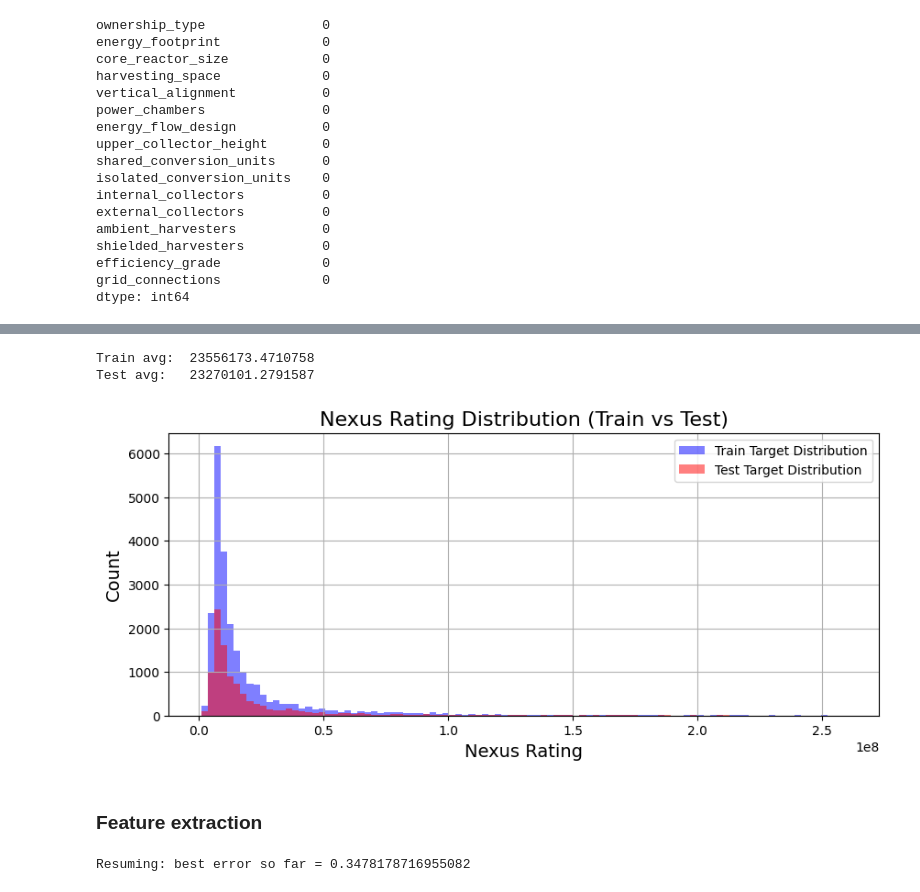
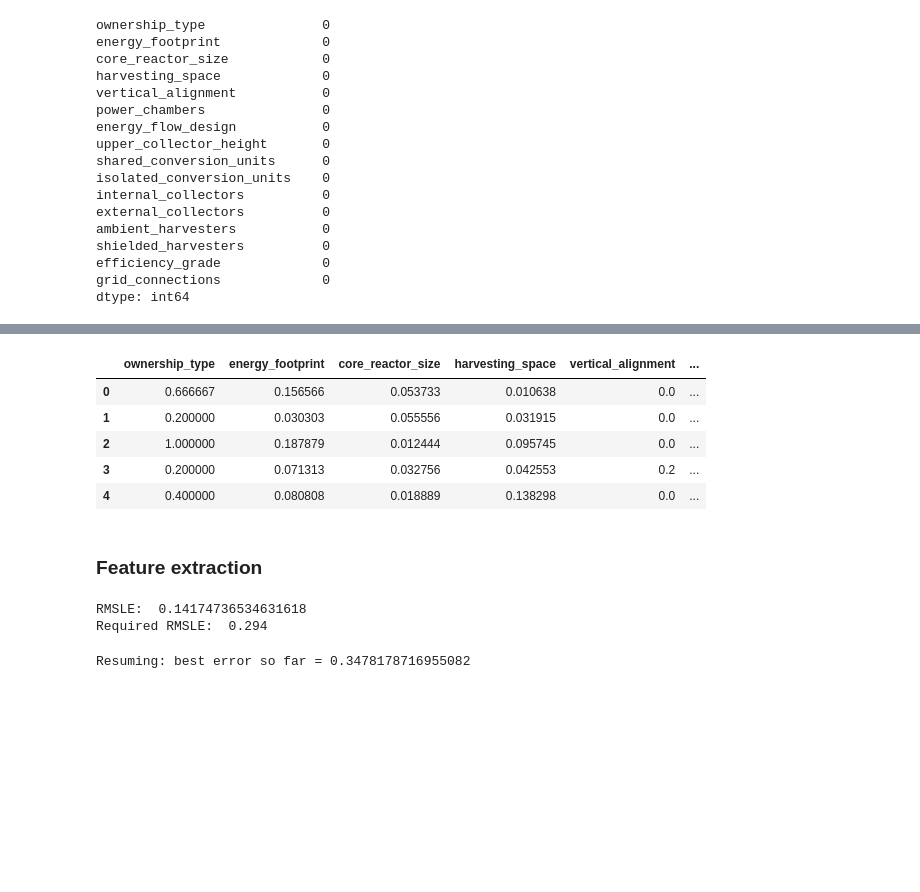
Before and after one commit to flippi321/TDT4172-Introduction-to-Machine-Learning, a Jupyter notebook: Assignment 1/Chapter_1.ipynb, the cells around one changed output, grey strips where cells are left out. Saved outputs shown, nothing was run; the diff lists cells and outputs as text; code cells hidden in the pictures; blank space fills up the shorter version.

```diff
--- a/Assignment 1/Chapter_1.ipynb
+++ b/Assignment 1/Chapter_1.ipynb
@@ -644,31 +651,11 @@ x_test = transform_data(lambda x: scaler.transform(x), x_test)
-# %%
-fig, ax = plt.subplots(1, 1, figsize=(10, 4))
-
-# Define shared bins
-bins = np.linspace(
-    min(y_test.min(), y_train.min()),
-    max(y_test.max(), y_train.max()) / 10,
-    100
-)
-
-# Plot both on same axis
-y_train.hist(bins=bins, ax=ax, color='blue', alpha=0.5, label='Train Target Distribution')
-y_test.hist(bins=bins, ax=ax, color='red', alpha=0.5, label='Test Target Distribution')
-
-print("Train avg: ", np.mean(y_train))
-print("Test avg:  ", np.mean(y_test))
-
-
-# Titles and labels
-ax.set_title('Nexus Rating Distribution (Train vs Test)', fontsize=16)
-ax.set_xlabel('Nexus Rating', fontsize=14)
-ax.set_ylabel('Count', fontsize=14)
-ax.legend()
-
-plt.show()
-# %% [output]
-Train avg:  23556173.4710758
-Test avg:   23270101.2791587
-[figure, removed]
+# %%
+x_test.head()
+# %% [output]
+|  | ownership_type | energy_footprint | core_reactor_size | harvesting_space | vertical_alignment | ... |
+| 0 | 0.666667 | 0.156566 | 0.053733 | 0.010638 | 0.0 | ... |
+| 1 | 0.200000 | 0.030303 | 0.055556 | 0.031915 | 0.0 | ... |
+| 2 | 1.000000 | 0.187879 | 0.012444 | 0.095745 | 0.0 | ... |
+| 3 | 0.200000 | 0.071313 | 0.032756 | 0.042553 | 0.2 | ... |
+| 4 | 0.400000 | 0.080808 | 0.018889 | 0.138298 | 0.0 | ... |
 # %% [markdown]
 ### Feature extraction
@@ -675,3 +669,18 @@ Test avg:   23270101.2791587
+# %%
+from sklearn.ensemble import GradientBoostingRegressor
+
+# Train a Gradient Boosting Regressor
+gbr = GradientBoostingRegressor(n_estimators=1000, learning_rate=0.1, max_depth=2, random_state=0, loss='huber')
+gbr.fit(x_train, y_train)
+
+# Predict
+pred = gbr.predict(x_test)
+
+print('RMSLE: ', rmsle(y_test, pred))
+print('Required RMSLE: ', 0.294)
+# %% [output]
+RMSLE:  0.14174736534631618
+Required RMSLE:  0.294
 # %%
 feature_selector = FeatureSelector()
 best_combo = feature_selector.select_features(x_train, x_test, y_train, y_test, start_err=0.7, save_every=1000)
```
Also changed, not shown: parts of 25 cells of this notebook.
